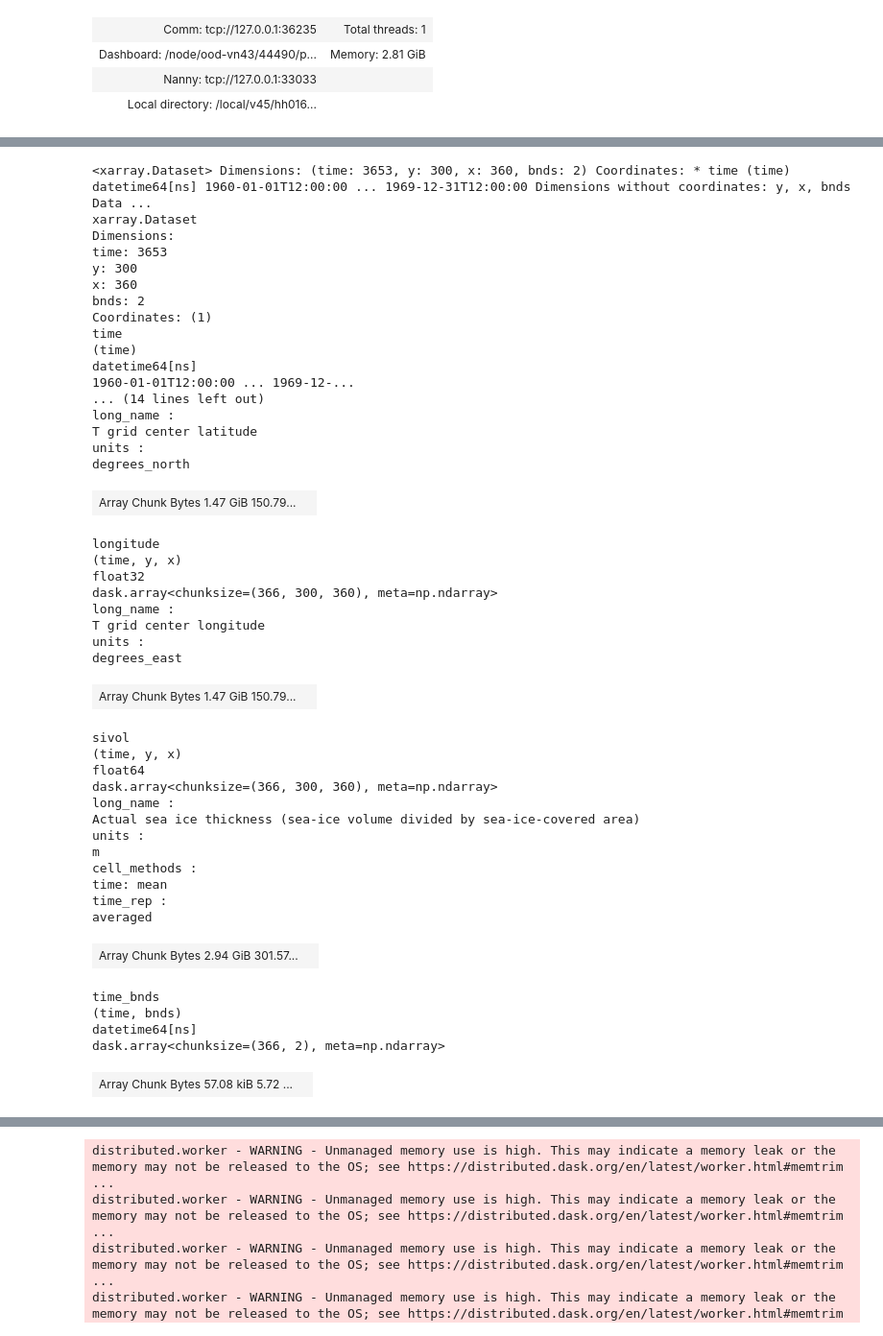
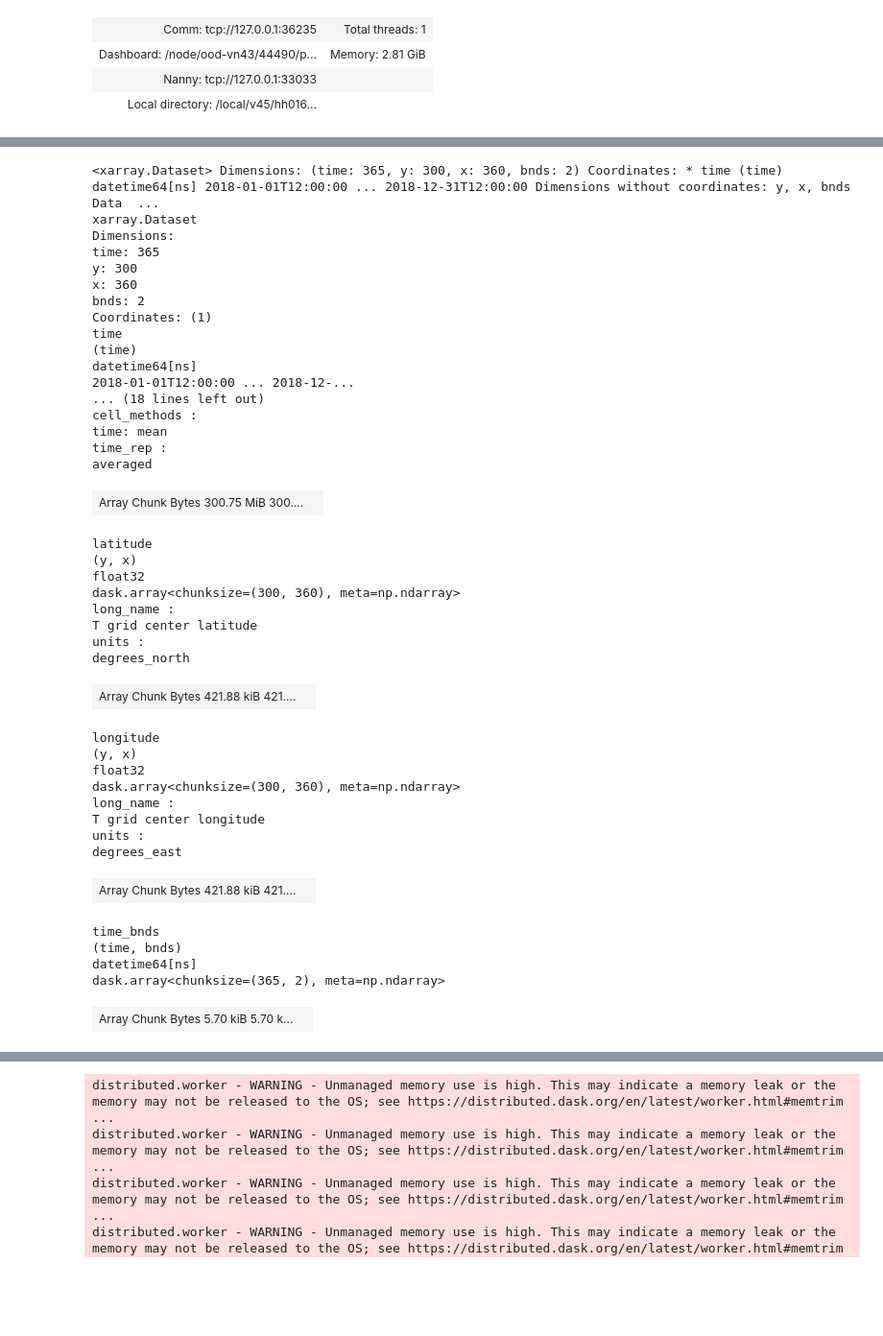
Before and after one commit to hakaseh/IAMIP2, a Jupyter notebook: checking_iamip2_output.ipynb, the cells around one changed output, grey strips where cells are left out. Shown at 96% size. Cells and saved outputs as stored; diff of their text form; code cells hidden in the pictures; blank space fills up the shorter version.

```diff
--- a/checking_iamip2_output.ipynb
+++ b/checking_iamip2_output.ipynb
@@ -52,51 +120,47 @@ dir_o = '/g/data/v45/hh0162/projects/IAMIP2/ACCESS-OM2/'
 # %%
-ds = xr.open_mfdataset(dir_o+exp_o[0]+'/sivolk/*_196*.nc')
+ds = xr.open_mfdataset(dir_o+exp_o[0]+'/intppbi/*_2018.nc')
 ds
 # %% [output]
-<xarray.Dataset> Dimensions: (time: 3653, y: 300, x: 360, bnds: 2) Coordinates: * time (time) datetime64[ns] 1960-01-01T12:00:00 ... 1969-12-31T12:00:00 Dimensions without coordinates: y, x, bnds Data ...
+<xarray.Dataset> Dimensions: (time: 365, y: 300, x: 360, bnds: 2) Coordinates: * time (time) datetime64[ns] 2018-01-01T12:00:00 ... 2018-12-31T12:00:00 Dimensions without coordinates: y, x, bnds Data  ...
 xarray.Dataset
 Dimensions:
-time: 3653
+time: 365
 y: 300
 x: 360
 bnds: 2
 Coordinates: (1)
 time
 (time)
 datetime64[ns]
-1960-01-01T12:00:00 ... 1969-12-...
-... (14 lines left out)
-long_name :
-T grid center latitude
-units :
-degrees_north
+2018-01-01T12:00:00 ... 2018-12-...
+... (18 lines left out)
+cell_methods :
+time: mean
+time_rep :
+averaged
-| Array Chunk Bytes 1.47 GiB 150.79... |  |
+| Array Chunk Bytes 300.75 MiB 300.... |  |
-longitude
-(time, y, x)
+latitude
+(y, x)
 float32
-dask.array<chunksize=(366, 300, 360), meta=np.ndarray>
+dask.array<chunksize=(300, 360), meta=np.ndarray>
 long_name :
-T grid center longitude
+T grid center latitude
 units :
-degrees_east
+degrees_north
-| Array Chunk Bytes 1.47 GiB 150.79... |  |
+| Array Chunk Bytes 421.88 kiB 421.... |  |
-sivol
-(time, y, x)
-float64
-dask.array<chunksize=(366, 300, 360), meta=np.ndarray>
+longitude
+(y, x)
+float32
+dask.array<chunksize=(300, 360), meta=np.ndarray>
 long_name :
-Actual sea ice thickness (sea-ice volume divided by sea-ice-covered area)
+T grid center longitude
 units :
-m
-cell_methods :
-time: mean
-time_rep :
-averaged
+degrees_east
-| Array Chunk Bytes 2.94 GiB 301.57... |  |
+| Array Chunk Bytes 421.88 kiB 421.... |  |
 time_bnds
 (time, bnds)
 datetime64[ns]
-dask.array<chunksize=(366, 2), meta=np.ndarray>
+dask.array<chunksize=(365, 2), meta=np.ndarray>
-| Array Chunk Bytes 57.08 kiB 5.72 ... |  |
+| Array Chunk Bytes 5.70 kiB 5.70 k... |  |
 Attributes: (14)
 CDI :
```
Also changed, not shown: parts of 10 cells of this notebook, 1 other file.
